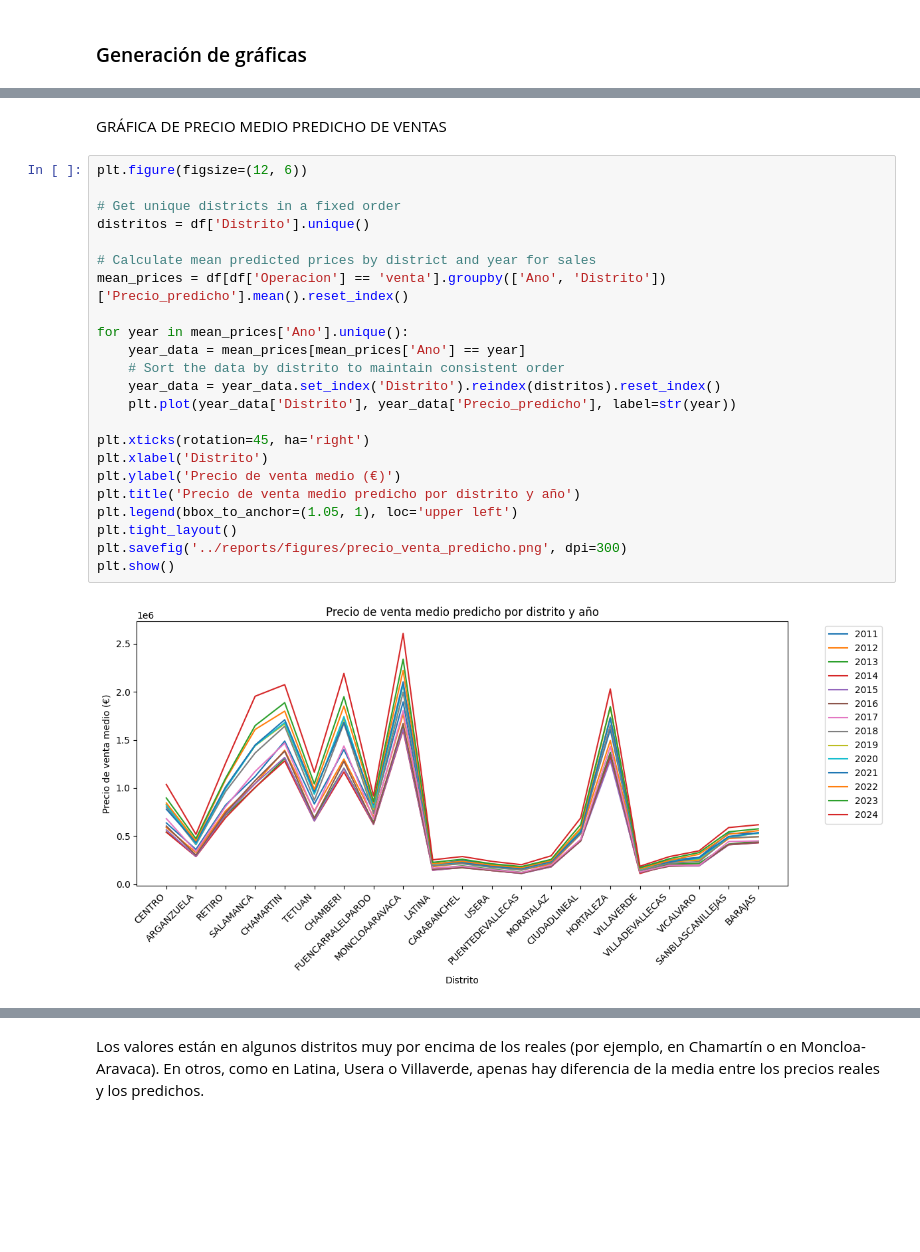
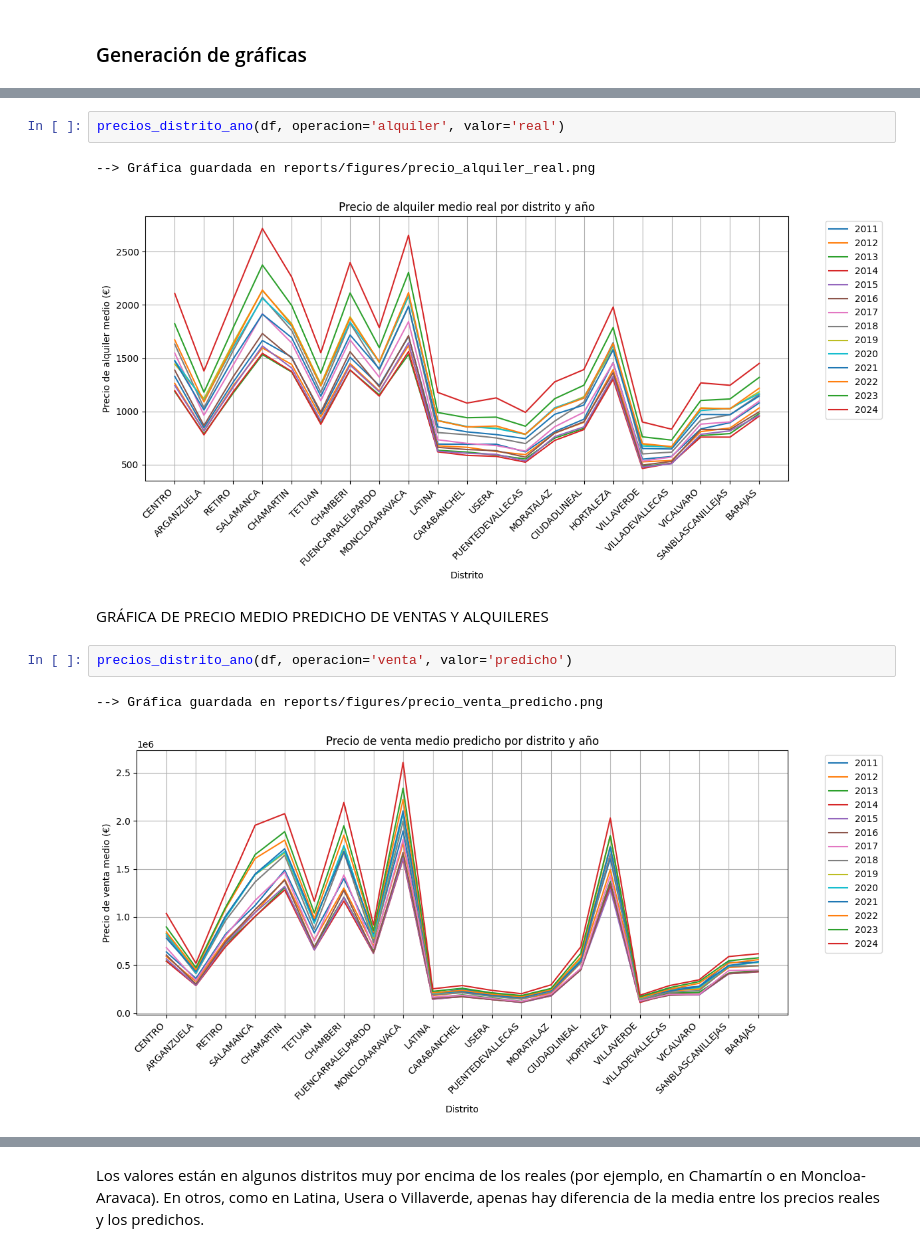
Before and after one commit to JorgeGM8/TFM_Data_Science, a Jupyter notebook: notebooks/gráficas_desviacion_tipica.ipynb, the cells around one changed output, grey strips where cells are left out. Saved outputs shown, nothing was run; the diff lists cells and outputs as text; blank space fills up the shorter version.

```diff
--- a/notebooks/gráficas_desviacion_tipica.ipynb
+++ b/notebooks/gráficas_desviacion_tipica.ipynb
@@ -42,27 +28,12 @@ plt.show()
+# %%
+precios_distrito_ano(df, operacion='alquiler', valor='real')
+# %% [output]
+--> Gráfica guardada en reports/figures/precio_alquiler_real.png
+[figure, added]
 # %% [markdown]
-GRÁFICA DE PRECIO MEDIO PREDICHO DE VENTAS
+GRÁFICA DE PRECIO MEDIO PREDICHO DE VENTAS Y ALQUILERES
 # %%
-plt.figure(figsize=(12, 6))
-
-# Get unique districts in a fixed order
-distritos = df['Distrito'].unique()
-
-# Calculate mean predicted prices by district and year for sales
-mean_prices = df[df['Operacion'] == 'venta'].groupby(['Ano', 'Distrito'])['Precio_predicho'].mean().reset_index()
-
-for year in mean_prices['Ano'].unique():
-    year_data = mean_prices[mean_prices['Ano'] == year]
-    # Sort the data by distrito to maintain consistent order
-    year_data = year_data.set_index('Distrito').reindex(distritos).reset_index()
-    plt.plot(year_data['Distrito'], year_data['Precio_predicho'], label=str(year))
-
-plt.xticks(rotation=45, ha='right')
-plt.xlabel('Distrito')
-plt.ylabel('Precio de venta medio (€)')
-plt.title('Precio de venta medio predicho por distrito y año')
-plt.legend(bbox_to_anchor=(1.05, 1), loc='upper left')
-plt.tight_layout()
-plt.savefig('../reports/figures/precio_venta_predicho.png', dpi=300)
-plt.show()
+precios_distrito_ano(df, operacion='venta', valor='predicho')
 # %% [output]
+--> Gráfica guardada en reports/figures/precio_venta_predicho.png
-[figure, old version]
+[figure, new version]
```
Also changed, not shown: parts of 8 cells of this notebook, 8 other files.
